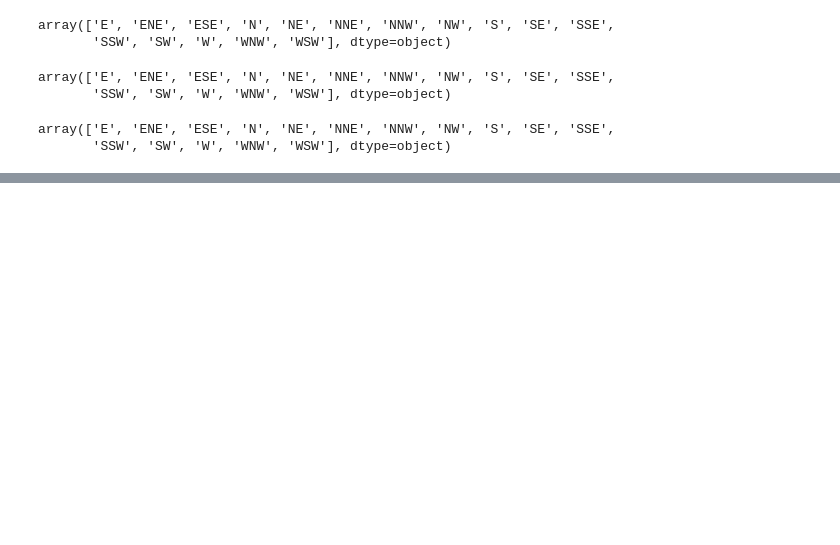
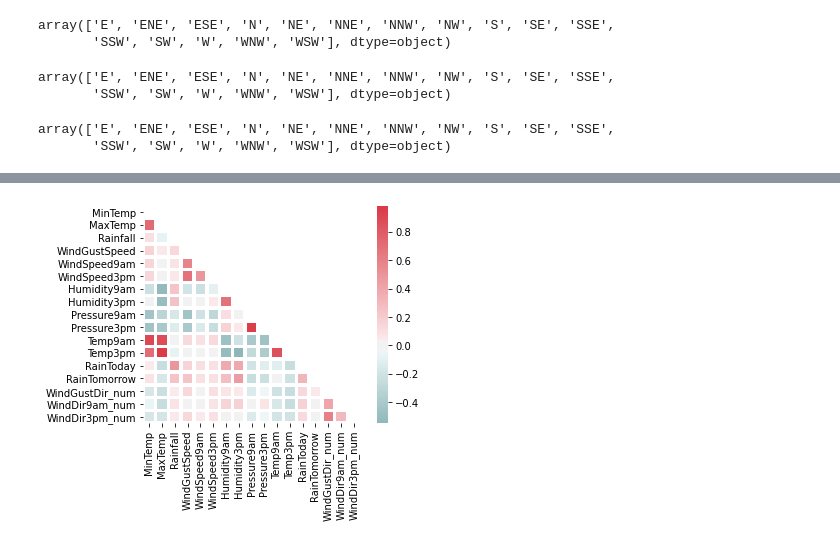
Before and after one commit to martinmazas/weather-prediction-python, a Jupyter notebook: rain-prediction.ipynb, the cells around one changed output, grey strips where cells are left out. Saved outputs shown, nothing was run; the diff lists cells and outputs as text; code cells hidden in the pictures; blank space fills up the shorter version.

```diff
--- a/rain-prediction.ipynb
+++ b/rain-prediction.ipynb
@@ -291,0 +274,8 @@ from 0 to 43, three categories of wind numbered from 0 to 16 and the columns Rai
+# %%
+corr = weather_df.corr()
+mask = np.triu(np.ones_like(corr, dtype=bool))
+cmap = sns.diverging_palette(200, 10, as_cmap=True)
+sns.heatmap(corr, mask=mask, cmap=cmap, center=0, square=True, linewidths=2.5)
+plt.show()
+# %% [output]
+[figure, added]
```
Also changed, not shown: parts of 15 cells of this notebook, 1 other file.
